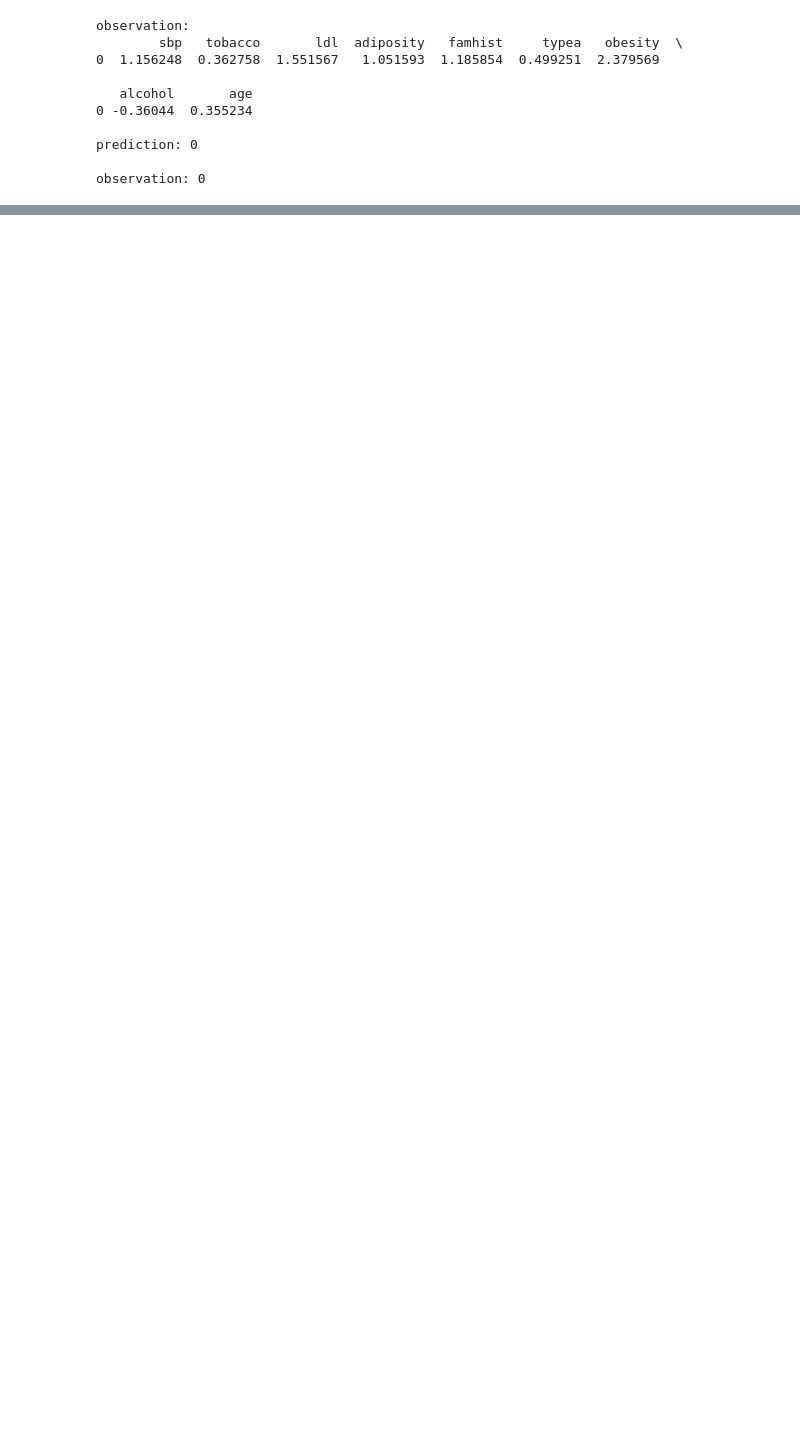
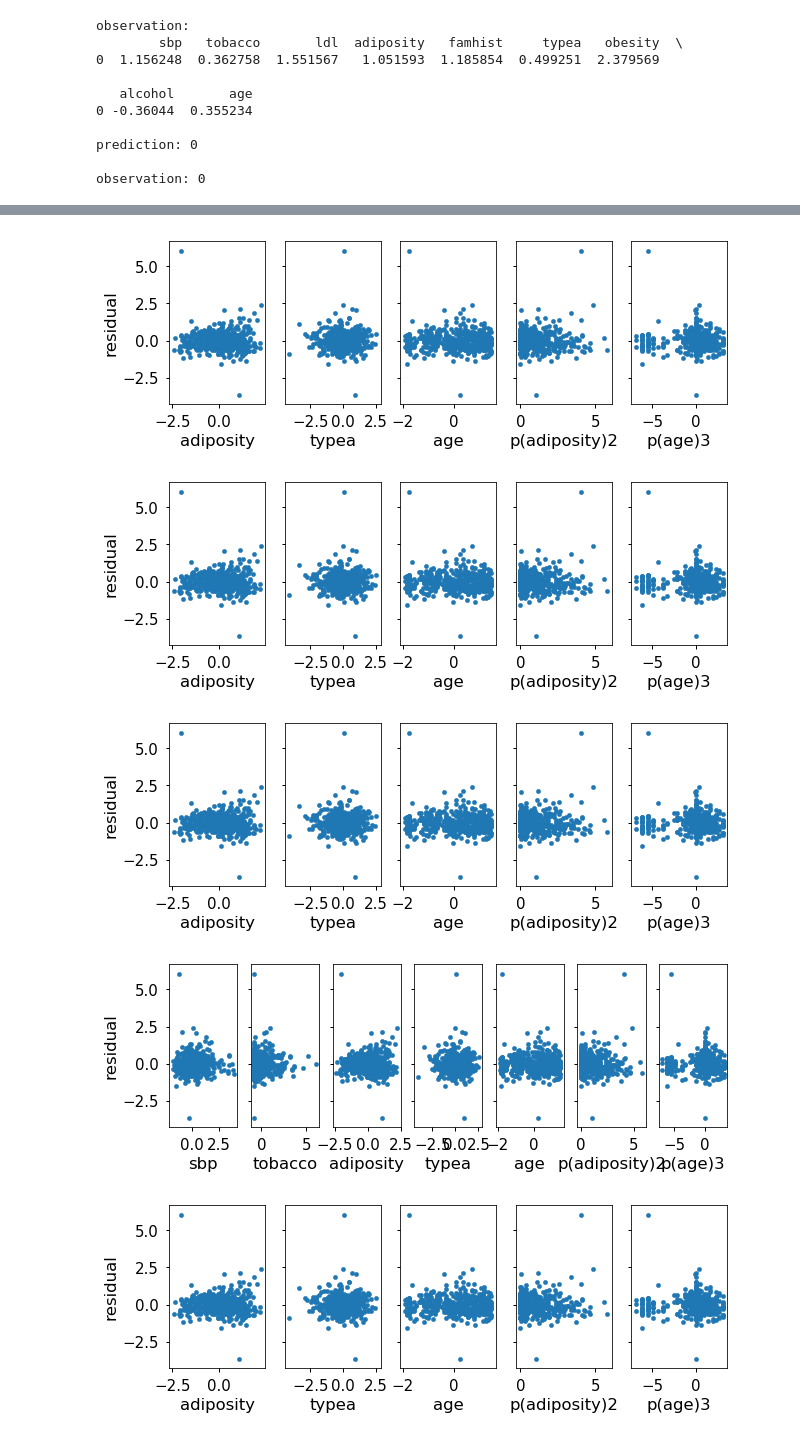
Before and after one commit to benbenasque/machine_learning_tutorials, a Jupyter notebook: machine_learning_exercise.ipynb, the cells around one changed output, grey strips where cells are left out. Saved outputs shown, nothing was run; the diff lists cells and outputs as text; code cells hidden in the pictures; blank space fills up the shorter version.

```diff
--- a/machine_learning_exercise.ipynb
+++ b/machine_learning_exercise.ipynb
@@ -373,0 +467,8 @@ graphviz.Source(dot_graph)
+# %%
+lreg.inspect_cvfold_residuals(X_lr, y_lr, df_features)
+# %% [output]
+[figure, added]
+[figure, added]
+[figure, added]
+[figure, added]
+[figure, added]
```
Also changed, not shown: parts of 11 cells of this notebook.
